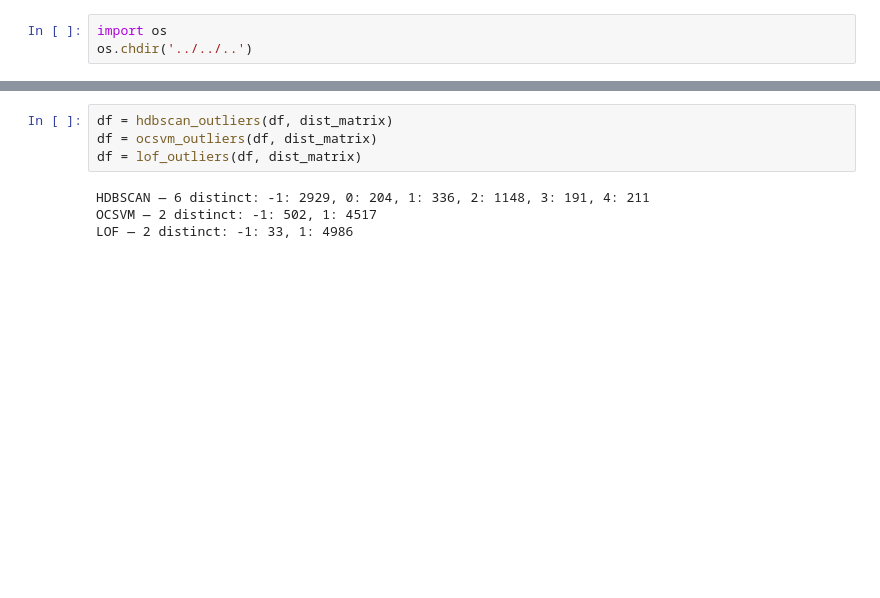
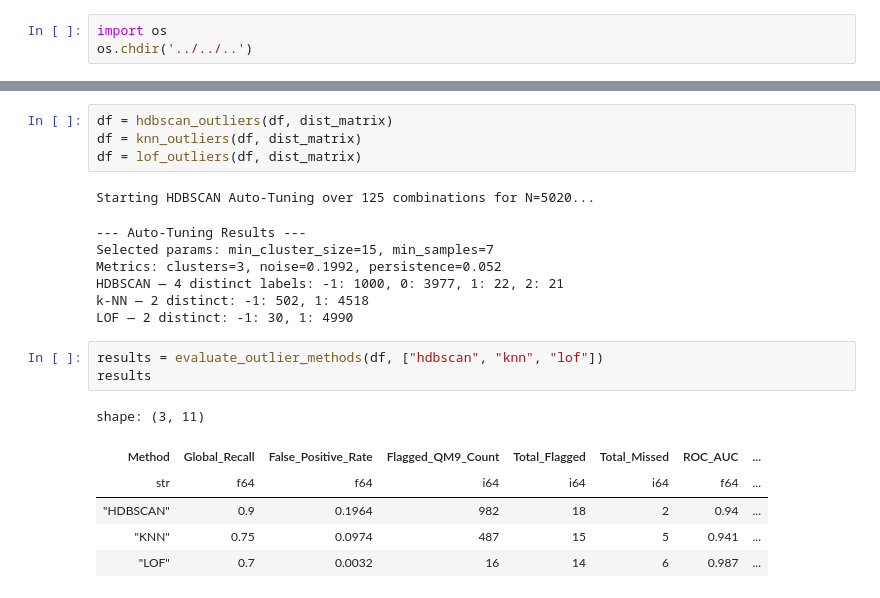
Before and after one commit to karlfindhansen/Non-Euclidean-Distances-in-Molecular-Representation, a Jupyter notebook: notebooks/QM9/outlier/outlier_detection.ipynb, the cells around one changed output, grey strips where cells are left out. Cells and saved outputs as stored; diff of their text form; blank space fills up the shorter version.

```diff
--- a/notebooks/QM9/outlier/outlier_detection.ipynb
+++ b/notebooks/QM9/outlier/outlier_detection.ipynb
@@ -63,8 +71,22 @@ else:
 # %%
 df = hdbscan_outliers(df, dist_matrix)
-df = ocsvm_outliers(df, dist_matrix)
+df = knn_outliers(df, dist_matrix)
 df = lof_outliers(df, dist_matrix)
 # %% [output]
-HDBSCAN — 6 distinct: -1: 2929, 0: 204, 1: 336, 2: 1148, 3: 191, 4: 211
-OCSVM — 2 distinct: -1: 502, 1: 4517
-LOF — 2 distinct: -1: 33, 1: 4986
+Starting HDBSCAN Auto-Tuning over 125 combinations for N=5020...
+--- Auto-Tuning Results ---
+Selected params: min_cluster_size=15, min_samples=7
+Metrics: clusters=3, noise=0.1992, persistence=0.052
+HDBSCAN — 4 distinct labels: -1: 1000, 0: 3977, 1: 22, 2: 21
+k-NN — 2 distinct: -1: 502, 1: 4518
+LOF — 2 distinct: -1: 30, 1: 4990
+# %%
+results = evaluate_outlier_methods(df, ["hdbscan", "knn", "lof"])
+results
+# %% [output]
+shape: (3, 11)
+| Method | Global_Recall | False_Positive_Rate | Flagged_QM9_Count | Total_Flagged | Total_Missed | ROC_AUC | ... |
+| str | f64 | f64 | i64 | i64 | i64 | f64 | ... |
+| "HDBSCAN" | 0.9 | 0.1964 | 982 | 18 | 2 | 0.94 | ... |
+| "KNN" | 0.75 | 0.0974 | 487 | 15 | 5 | 0.941 | ... |
+| "LOF" | 0.7 | 0.0032 | 16 | 14 | 6 | 0.987 | ... |
```
Also changed, not shown: parts of 12 cells of this notebook, 6 other files.
